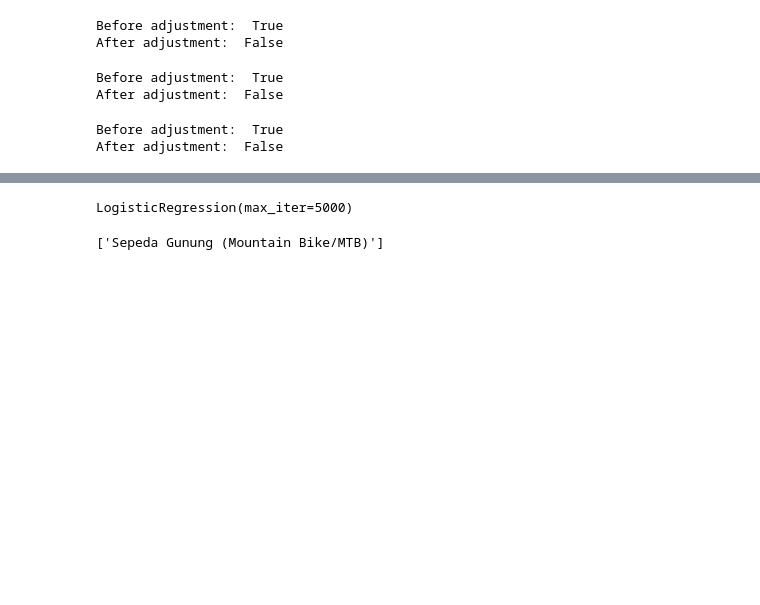
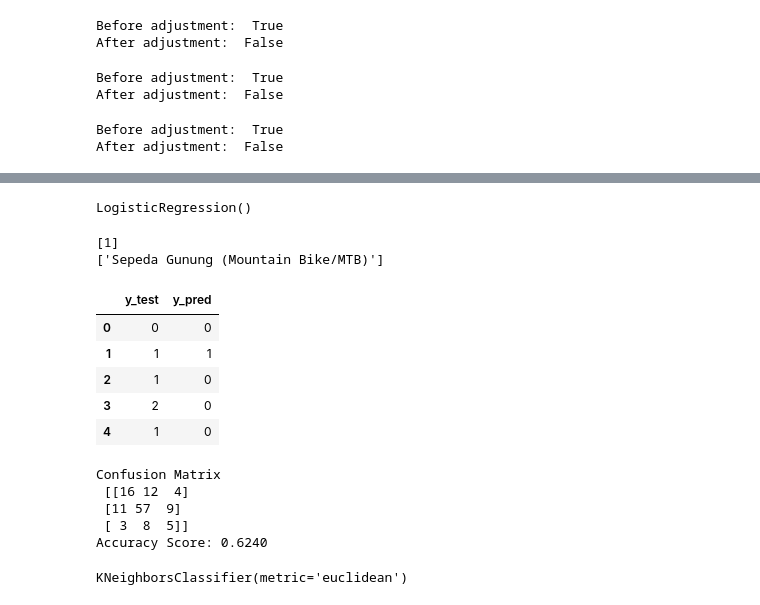
Before and after one commit to HansJoachimW/ALP-Statistics, a Jupyter notebook: ALP.ipynb, the cells around one changed output, grey strips where cells are left out. Cells and saved outputs as stored; diff of their text form; code cells hidden in the pictures; blank space fills up the shorter version.

```diff
--- a/ALP.ipynb
+++ b/ALP.ipynb
@@ -177,19 +175,53 @@ y = dataset.iloc[:, -1].values
+# %%
+X = dataset[['Usia (tahun)', 'Tinggi Badan (dalam cm)', 'Berat Badan (dalam kg)', 'Encoded Jenis Kelamin', 'Encoded Kecepatan Bersepeda', 'Encoded Jenis Permukaan Jalan (yang paling sering dilalui)']].values
+
+y = dataset['Encoded Jenis Sepeda (yang paling sering digunakan)'].values
 # %%
 X_train, X_test, y_train, y_test = train_test_split(X, y, test_size = 0.25, random_state = 0)
+
+scaler = StandardScaler()
+X_train = scaler.fit_transform(X_train)
+X_test = scaler.transform(X_test)
 # %%
-classifier = LogisticRegression(max_iter=5000)
+classifier = LogisticRegression()
 
 classifier.fit(X_train, y_train)
 # %% [output]
-LogisticRegression(max_iter=5000)
+LogisticRegression()
 # %%
 ageInput = 20
-genderInput = pd.DataFrame({'Jenis Kelamin': ['Pria']})
+genderInput = dataset.loc[dataset[dataset['Jenis Kelamin'] == 'Pria'].index[0], 'Encoded Jenis Kelamin']
 heightInput = 175
 weightInput = 67
-speedInput = pd.DataFrame({'Jenis Kelamin': ['Cepat (26 km/jam atau lebih)']})
-surfaceInput = pd.DataFrame({'Jenis Permukaan Jalan (yang paling sering dilalui)': ['Jalanan Rata']})
+speedInput = dataset.loc[dataset[dataset['Kecepatan Bersepeda'] == 'Cepat (26 km/jam atau lebih)'].index[0], 'Encoded Kecepatan Bersepeda']
+surfaceInput = speedInput = dataset.loc[dataset[dataset['Jenis Permukaan Jalan (yang paling sering dilalui)'] == 'Jalanan Rata'].index[0], 'Encoded Jenis Permukaan Jalan (yang paling sering dilalui)']
 
-print(encoder.inverse_transform(classifier.predict([[20, 1, 175, 67, 3, 0]])))
+print(encoder.inverse_transform(classifier.predict([[ageInput, genderInput, heightInput, weightInput, speedInput, surfaceInput]])))
 # %% [output]
+[1]
 ['Sepeda Gunung (Mountain Bike/MTB)']
+# %%
+y_pred = classifier.predict(X_test)
+
+evaluate = pd.DataFrame({'y_test': y_test, 'y_pred': y_pred})
+evaluate.head()
+# %% [output]
+|  | y_test | y_pred |
+| 0 | 0 | 0 |
+| 1 | 1 | 1 |
+| 2 | 1 | 0 |
+| 3 | 2 | 0 |
+| 4 | 1 | 0 |
+# %%
+# Identifying TP, TN, FP, and FN
+cm = confusion_matrix(y_test, y_pred)
+print("Confusion Matrix\n", cm)
+
+# Display the accuracy score
+print("Accuracy Score: {:0.4f}".format(accuracy_score(y_test, y_pred)))
+# %% [output]
+Confusion Matrix
+ [[16 12  4]
+ [11 57  9]
+ [ 3  8  5]]
+Accuracy Score: 0.6240
@@ -195,0 +236,5 @@ print(encoder.inverse_transform(classifier.predict([[20, 1, 175, 67, 3, 0]])))
+# %%
+classifier = KNeighborsClassifier(n_neighbors = 5, metric = "euclidean", p = 2)
+classifier.fit(X_train, y_train)
+# %% [output]
+KNeighborsClassifier(metric='euclidean')
```
Also changed, not shown: parts of 10 cells of this notebook.
